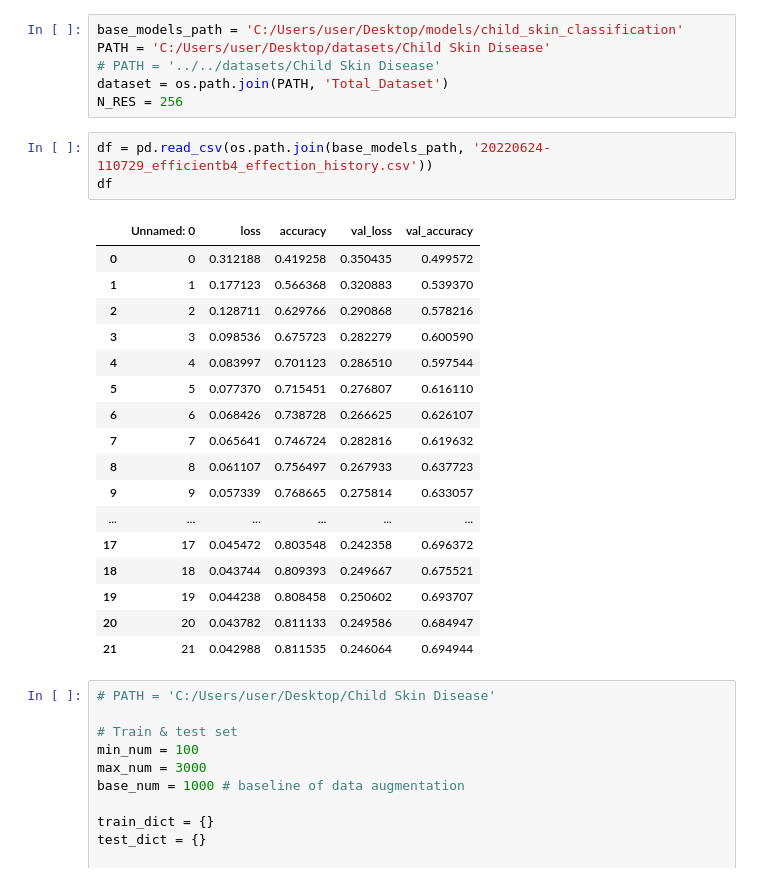
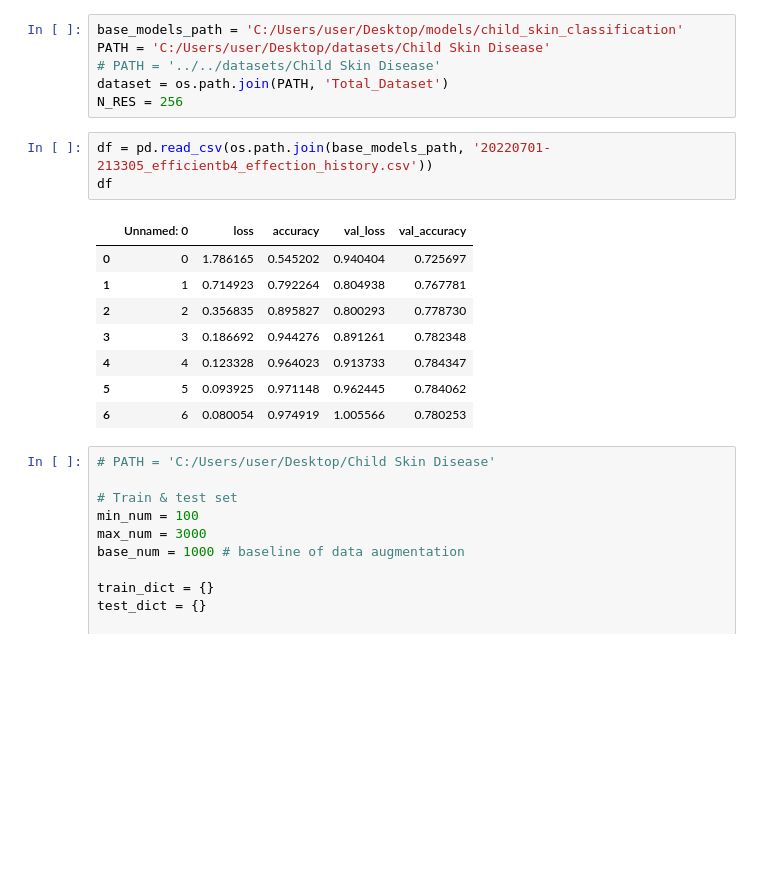
Before and after one commit to SeHwanYoo/child_skin_classification, a Jupyter notebook: evaluation1.ipynb, the cells around one changed output. Drawn from its saved outputs; the diff is of its cells as text; blank space fills up the shorter version.

```diff
--- a/evaluation1.ipynb
+++ b/evaluation1.ipynb
@@ -15,26 +15,17 @@ PATH = 'C:/Users/user/Desktop/datasets/Child Skin Disease'
 dataset = os.path.join(PATH, 'Total_Dataset')
 N_RES = 256
 # %%
-df = pd.read_csv(os.path.join(base_models_path, '20220624-110729_efficientb4_effection_history.csv'))
+df = pd.read_csv(os.path.join(base_models_path, '20220701-213305_efficientb4_effection_history.csv'))
 df
 # %% [output]
 |  | Unnamed: 0 | loss | accuracy | val_loss | val_accuracy |
-| 0 | 0 | 0.312188 | 0.419258 | 0.350435 | 0.499572 |
-| 1 | 1 | 0.177123 | 0.566368 | 0.320883 | 0.539370 |
-| 2 | 2 | 0.128711 | 0.629766 | 0.290868 | 0.578216 |
-| 3 | 3 | 0.098536 | 0.675723 | 0.282279 | 0.600590 |
-| 4 | 4 | 0.083997 | 0.701123 | 0.286510 | 0.597544 |
-| 5 | 5 | 0.077370 | 0.715451 | 0.276807 | 0.616110 |
-| 6 | 6 | 0.068426 | 0.738728 | 0.266625 | 0.626107 |
-| 7 | 7 | 0.065641 | 0.746724 | 0.282816 | 0.619632 |
-| 8 | 8 | 0.061107 | 0.756497 | 0.267933 | 0.637723 |
-| 9 | 9 | 0.057339 | 0.768665 | 0.275814 | 0.633057 |
-| ... | ... | ... | ... | ... | ... |
-| 17 | 17 | 0.045472 | 0.803548 | 0.242358 | 0.696372 |
-| 18 | 18 | 0.043744 | 0.809393 | 0.249667 | 0.675521 |
-| 19 | 19 | 0.044238 | 0.808458 | 0.250602 | 0.693707 |
-| 20 | 20 | 0.043782 | 0.811133 | 0.249586 | 0.684947 |
-| 21 | 21 | 0.042988 | 0.811535 | 0.246064 | 0.694944 |
+| 0 | 0 | 1.786165 | 0.545202 | 0.940404 | 0.725697 |
+| 1 | 1 | 0.714923 | 0.792264 | 0.804938 | 0.767781 |
+| 2 | 2 | 0.356835 | 0.895827 | 0.800293 | 0.778730 |
+| 3 | 3 | 0.186692 | 0.944276 | 0.891261 | 0.782348 |
+| 4 | 4 | 0.123328 | 0.964023 | 0.913733 | 0.784347 |
+| 5 | 5 | 0.093925 | 0.971148 | 0.962445 | 0.784062 |
+| 6 | 6 | 0.080054 | 0.974919 | 1.005566 | 0.780253 |
 # %%
 # PATH = 'C:/Users/user/Desktop/Child Skin Disease'
 
```
Also changed, not shown: parts of 3 cells of this notebook, 6 other files.
